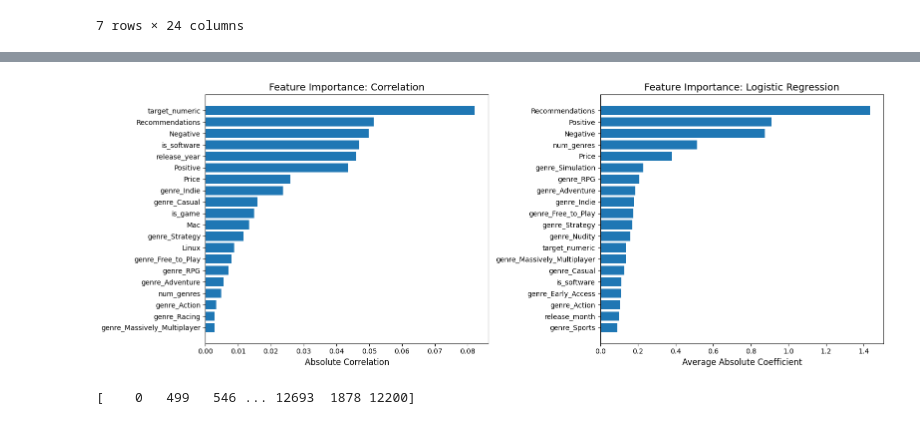
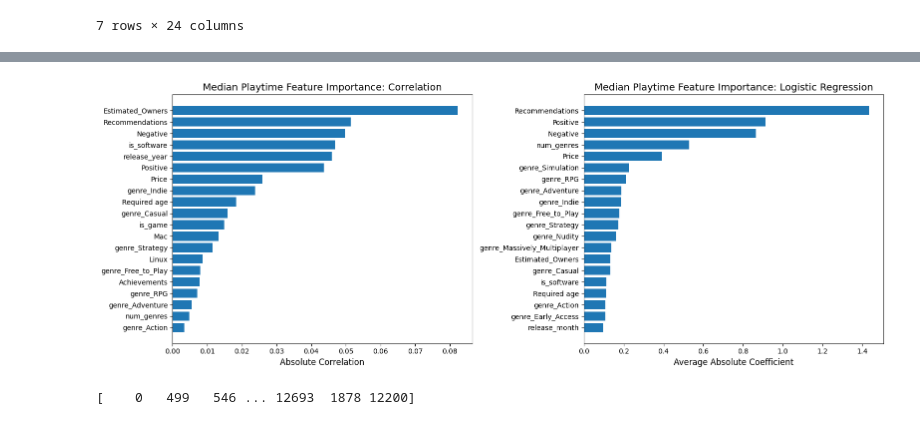
Before and after one commit to Sifi334/SteamGamesCSVparsedData, a Jupyter notebook: FinalProject.ipynb, the cells around one changed output, grey strips where cells are left out. Drawn from its saved outputs; the diff is of its cells as text; code cells hidden in the pictures.

```diff
--- a/FinalProject.ipynb
+++ b/FinalProject.ipynb
@@ -175,13 +251,13 @@ unique_owners = df_encoded['Estimated owners'].dropna().unique()
 unique_owners_sorted = sorted(unique_owners)
 target_mapping = {value: idx for idx, value in enumerate(unique_owners_sorted)}
 
-df_encoded['target_numeric'] = df_encoded['Estimated owners'].map(target_mapping)
+df_encoded['Estimated_Owners'] = df_encoded['Estimated owners'].map(target_mapping)
 # Scale the features for better logistic regression coefficients
 feature_cols = [col for col in df_encoded.columns if col.startswith('genre_')]
-feature_cols += ['is_software', 'is_game', 'num_genres', 'release_year', 'release_month', 'Price', 'Recommendations','Windows','Mac','Linux','Positive','Negative']
+feature_cols += ['is_software', 'is_game', 'num_genres', 'release_year','release_month', 'Price', 'Recommendations','Windows','Mac','Linux','Positive','Negative','Median playtime forever','Required age','Achievements']
 
 X = df_encoded[feature_cols]
-y = df_encoded['target_numeric']
+y = df_encoded['Estimated_Owners']
 
 # Remove NaN
 mask = X.notna().all(axis=1) & y.notna()
@@ -207,29 +283,37 @@ feature_importance_scaled = pd.DataFrame({
 
 fig, axes = plt.subplots(1, 2, figsize=(16, 6))
 
-print("Logistic Regression Comparisons")
-print(feature_importance_scaled.head(15))
+
 
 #Plots below were given by AI, they don't use seaborn, The correlation one is something to keep note of, as it is the actual implementation
 
 # Plot 1: Correlation
-correlations = df_encoded[feature_cols + ['target_numeric']].corr()['target_numeric'].drop('target_numeric')
+correlations = df_encoded[feature_cols + ['Estimated_Owners']].corr()['Estimated_Owners'].drop('Estimated_Owners')
 correlations_top = correlations.abs().sort_values(ascending=False).head(20)
 axes[0].barh(range(len(correlations_top)), correlations_top.values)
 axes[0].set_yticks(range(len(correlations_top)))
 axes[0].set_yticklabels(correlations_top.index)
 axes[0].set_xlabel('Absolute Correlation', fontsize=12)
-axes[0].set_title('Feature Importance: Correlation', fontsize=14)
+axes[0].set_title('User Count Feature Importance: Correlation', fontsize=14)
 axes[0].invert_yaxis()
 
+#Episodic is na in initial sample
+corr_df = correlations.dropna().rename('correlation').to_frame()
+corr_df['abs'] = corr_df['correlation'].abs()
+corr_df = corr_df.sort_values('abs', ascending=False)
+print("Correlations")
+print(corr_df)
 # Plot 2: Logistic Regression Coefficients, only takes head of the logistic regression that is set into importance scale dataframe.
 importance_top = feature_importance_scaled.head(20)
 axes[1].barh(range(len(importance_top)), importance_top['importance'].values)
 axes[1].set_yticks(range(len(importance_top)))
 axes[1].set_yticklabels(importance_top['feature'])
 axes[1].set_xlabel('Average Absolute Coefficient', fontsize=12)
-axes[1].set_title('Feature Importance: Logistic Regression', fontsize=14)
+axes[1].set_title('User Count Feature Importance: Logistic Regression', fontsize=14)
 axes[1].invert_yaxis()
+
+print("Logistic Regression Comparisons")
+print(feature_importance_scaled)
 
 plt.tight_layout()
 plt.show()
@@ -267,7 +351,7 @@ Logistic Regression Comparisons
 
 # Scale the features for better logistic regression coefficients
 feature_cols = [col for col in df_encoded.columns if col.startswith('genre_')]
-feature_cols += ['is_software', 'is_game', 'num_genres', 'release_year', 'release_month', 'Price', 'Recommendations','target_numeric','Windows','Mac','Linux','Positive','Negative']
+feature_cols += ['is_software', 'is_game', 'num_genres', 'release_year','release_month', 'Price', 'Recommendations','Windows','Mac','Linux','Positive','Negative','Estimated_Owners','Required age','Achievements']
 
 #Simplify Playtime to categories so it can be turned into a logistic regression model that doesn't take 400 seconds!
 df_encoded['playtime_category'] = pd.cut(
@@ -301,25 +385,34 @@ feature_importance_scaled = pd.DataFrame({
 
 fig, axes = plt.subplots(1, 2, figsize=(16, 6))
 
-print("Logistic Regression Comparisons")
-print(feature_importance_scaled.head(15))
-
 correlations = df_encoded[feature_cols].corrwith(df_encoded['Median playtime forever'])
 correlations_top = correlations.abs().sort_values(ascending=False).head(20)
 axes[0].barh(range(len(correlations_top)), correlations_top.values)
 axes[0].set_yticks(range(len(correlations_top)))
 axes[0].set_yticklabels(correlations_top.index)
 axes[0].set_xlabel('Absolute Correlation', fontsize=12)
-axes[0].set_title('Feature Importance: Correlation', fontsize=14)
+axes[0].set_title('Median Playtime Feature Importance: Correlation', fontsize=14)
 axes[0].invert_yaxis()
+
+#Wanted to print correlations as values, due to the dataframe correlated it didn't actually have column names, this meant they were inaccesible. It showed up as "Estimated_Owners", and using 'correlation' didn't work whe trying to create the abs column
+# Therefore a new dataframe was created using the values attached, assigning the correlation column name, and abs was added.
+corr_df = correlations.dropna().rename('correlation').to_frame()
+corr_df['abs'] = corr_df['correlation'].abs()
+corr_df = corr_df.sort_values('abs', ascending=False)
+print("Correlations")
+print(corr_df)
+
 
 importance_top = feature_importance_scaled.head(20)
 axes[1].barh(range(len(importance_top)), importance_top['importance'].values)
 axes[1].set_yticks(range(len(importance_top)))
 axes[1].set_yticklabels(importance_top['feature'])
 axes[1].set_xlabel('Average Absolute Coefficient', fontsize=12)
-axes[1].set_title('Feature Importance: Logistic Regression', fontsize=14)
+axes[1].set_title('Median Playtime Feature Importance: Logistic Regression', fontsize=14)
 axes[1].invert_yaxis()
+
+print("Logistic Regression Comparisons")
+print(feature_importance_scaled)
 
 plt.tight_layout()
 plt.show()
@@ -347,4 +440,4 @@ Logistic Regression Comparisons
-[figure, old version]
+[figure, new version]
 # %%
 # Curious about Recommendations, and if there was a more clear visual pattern. Overall, it seems to be what I had thought originally
 # Despite not appearing on the dataframe below, it included highly estimated owner games.
```
Also changed, not shown: parts of 17 cells of this notebook.
